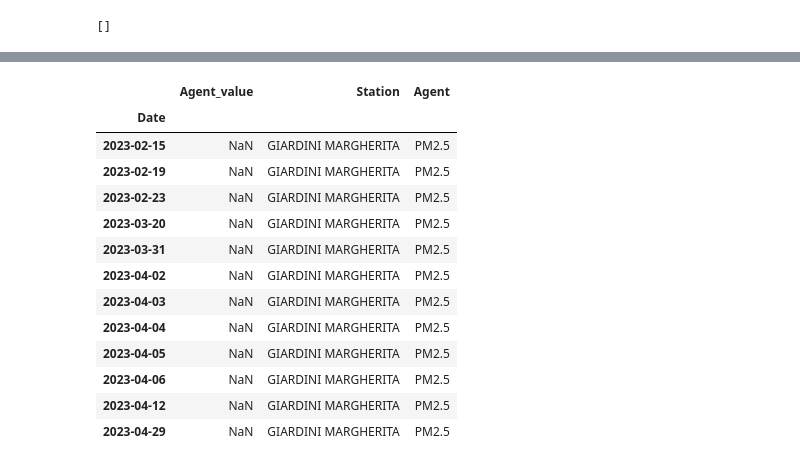
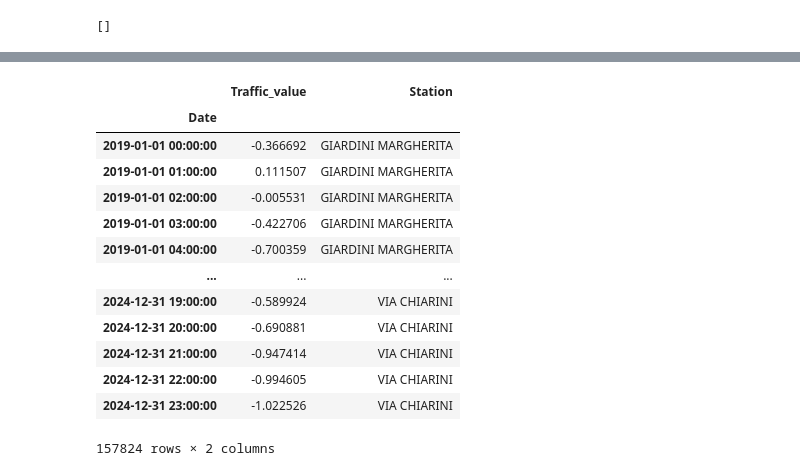
Before and after one commit to davidesonno/AII-project, a Jupyter notebook: 9-multi-agent-model.ipynb, the cells around one changed output, grey strips where cells are left out. Drawn from its saved outputs; the diff is of its cells as text; code cells hidden in the pictures.

```diff
--- a/9-multi-agent-model.ipynb
+++ b/9-multi-agent-model.ipynb
@@ -111,17 +73,20 @@ merged_data
-# %%
-merged_pollution_data[merged_pollution_data.isna().any(axis=1)]
-# %% [output]
-|  | Agent_value | Station | Agent |
-| Date |  |  |  |
-| 2023-02-15 | NaN | GIARDINI MARGHERITA | PM2.5 |
-| 2023-02-19 | NaN | GIARDINI MARGHERITA | PM2.5 |
-| 2023-02-23 | NaN | GIARDINI MARGHERITA | PM2.5 |
-| 2023-03-20 | NaN | GIARDINI MARGHERITA | PM2.5 |
-| 2023-03-31 | NaN | GIARDINI MARGHERITA | PM2.5 |
-| 2023-04-02 | NaN | GIARDINI MARGHERITA | PM2.5 |
-| 2023-04-03 | NaN | GIARDINI MARGHERITA | PM2.5 |
-| 2023-04-04 | NaN | GIARDINI MARGHERITA | PM2.5 |
-| 2023-04-05 | NaN | GIARDINI MARGHERITA | PM2.5 |
-| 2023-04-06 | NaN | GIARDINI MARGHERITA | PM2.5 |
-| 2023-04-12 | NaN | GIARDINI MARGHERITA | PM2.5 |
-| 2023-04-29 | NaN | GIARDINI MARGHERITA | PM2.5 |
+# %%
+scaler = StandardScaler()
+scaled_traffic_data = merged_traffic_data.copy()
+scaled_traffic_data['Traffic_value'] = scaler.fit_transform(merged_traffic_data[['Traffic_value']])
+scaled_traffic_data
+# %% [output]
+|  | Traffic_value | Station |
+| Date |  |  |
+| 2019-01-01 00:00:00 | -0.366692 | GIARDINI MARGHERITA |
+| 2019-01-01 01:00:00 | 0.111507 | GIARDINI MARGHERITA |
+| 2019-01-01 02:00:00 | -0.005531 | GIARDINI MARGHERITA |
+| 2019-01-01 03:00:00 | -0.422706 | GIARDINI MARGHERITA |
+| 2019-01-01 04:00:00 | -0.700359 | GIARDINI MARGHERITA |
+| ... | ... | ... |
+| 2024-12-31 19:00:00 | -0.589924 | VIA CHIARINI |
+| 2024-12-31 20:00:00 | -0.690881 | VIA CHIARINI |
+| 2024-12-31 21:00:00 | -0.947414 | VIA CHIARINI |
+| 2024-12-31 22:00:00 | -0.994605 | VIA CHIARINI |
+| 2024-12-31 23:00:00 | -1.022526 | VIA CHIARINI |
+157824 rows × 2 columns
```
Also changed, not shown: parts of 28 cells of this notebook, 2 other files.
